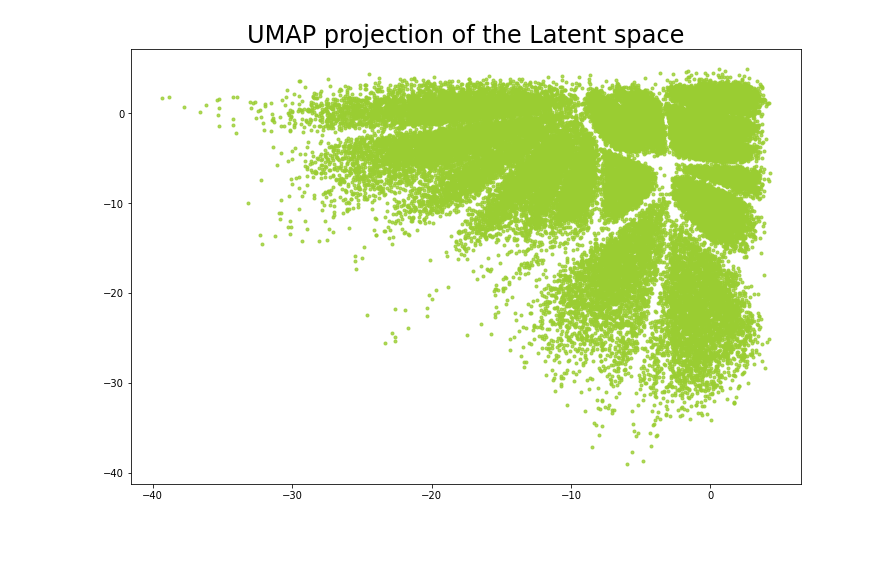
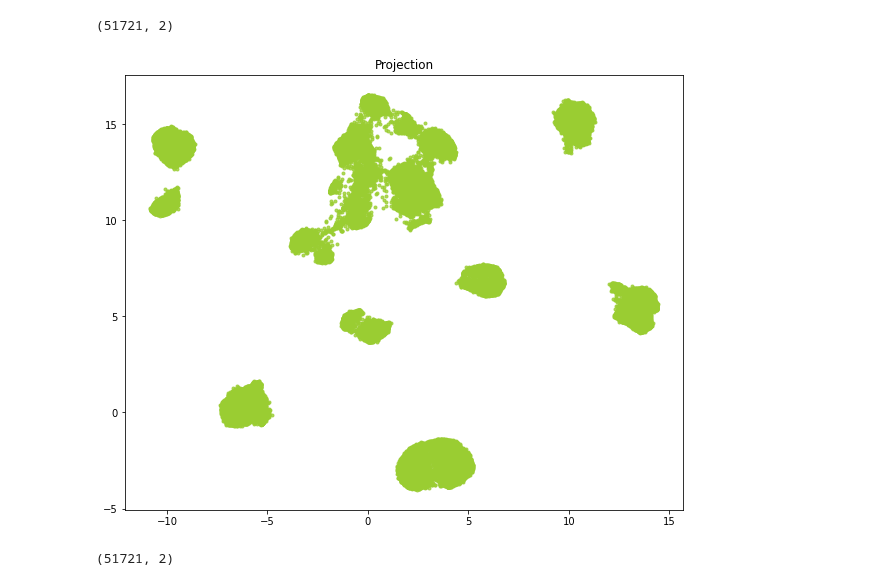
Before and after one commit to yebiny/Songbird-clusturing, a Jupyter notebook: 4-UMAP/4-Umap.ipynb, the cells around one changed output. Saved outputs shown, nothing was run; the diff lists cells and outputs as text; code cells hidden in the pictures; blank space fills up the shorter version.

```diff
--- a/4-UMAP/4-Umap.ipynb
+++ b/4-UMAP/4-Umap.ipynb
@@ -59,4 +3,18 @@ ua10.plot_projection(umaped10, labels10, 1)
-# %%
-ua2.plot_projection(ua2.xlat)
-# %% [output]
-[figure, removed]
+# %%
+bengal_dir = '../5-Results/bengal/0811/lat_10/'
+ba = UmapAnalysis(bengal_dir)
+# %%
+bu = ba.umap_embedding(ba.xlat, save=ba.save_dir, n_neighbors=60)
+# %% [output]
+(51721, 2)
+# %%
+ba.plot_projection(bu, save = ba.save_dir)
+# %% [output]
+[figure, added]
+# %%
+uonly_dir = '../5-Results/bengal/0812/u_only/'
+x_expend = ba.xtrain.reshape(ba.xtrain.shape[0], 128*64)
+x_expend.shape
+bu_only = ba.umap_embedding(x_expend, save=uonly_dir)
+# %% [output]
+(51721, 2)
```
Also changed, not shown: parts of 28 cells of this notebook, 4 other files.
